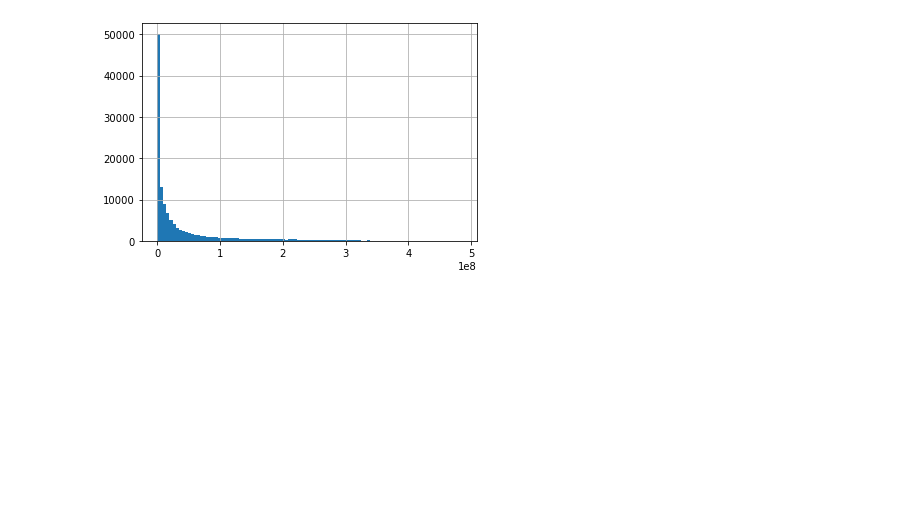
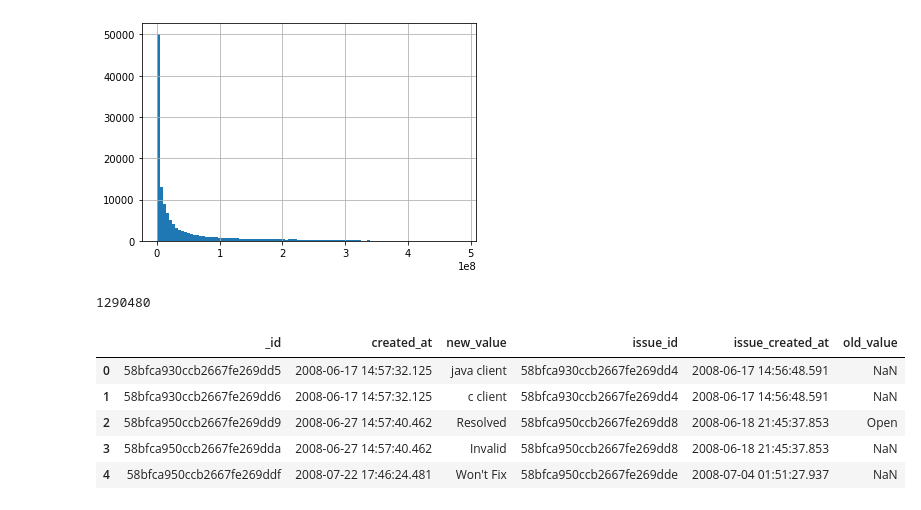
Before and after one commit to JaccoKiezebrink/2IMP40, a Jupyter notebook: DataCollection.ipynb, the cells around one changed output. Drawn from its saved outputs; the diff is of its cells as text; code cells hidden in the pictures; blank space fills up the shorter version.

```diff
--- a/DataCollection.ipynb
+++ b/DataCollection.ipynb
@@ -231,3 +232,39 @@ df['time_diff'].dt.total_seconds().hist(bins=100)
 # %% [output]
 <AxesSubplot:>
 [figure]
+# %%
+# Solution for evaluating time between opening and closing issues
+dataTime = list(db.event.aggregate([{
+           '$lookup':
+             {
+               'from': 'issue',
+               'localField': 'issue_id',
+               'foreignField': '_id',
+               'as': 'issue'
+             }},
+            {
+            '$unwind': '$issue'
+            },
+            {
+            '$project': {
+                '_id': 1,
+                'old_value': 1,
+                'new_value': 1,
+                'created_at': 1,
+                'issue_id': '$issue._id',
+                'issue_created_at': '$issue.created_at',
+            }
+            }
+        ]))
+
+dfTime = pd.DataFrame(dataTime)
+print(len(dfTime.index))
+dfTime.head()
+# %% [output]
+1290480
+|  | _id | created_at | new_value | issue_id | issue_created_at | old_value |
+| 0 | 58bfca930ccb2667fe269dd5 | 2008-06-17 14:57:32.125 | java client | 58bfca930ccb2667fe269dd4 | 2008-06-17 14:56:48.591 | NaN |
+| 1 | 58bfca930ccb2667fe269dd6 | 2008-06-17 14:57:32.125 | c client | 58bfca930ccb2667fe269dd4 | 2008-06-17 14:56:48.591 | NaN |
+| 2 | 58bfca950ccb2667fe269dd9 | 2008-06-27 14:57:40.462 | Resolved | 58bfca950ccb2667fe269dd8 | 2008-06-18 21:45:37.853 | Open |
+| 3 | 58bfca950ccb2667fe269dda | 2008-06-27 14:57:40.462 | Invalid | 58bfca950ccb2667fe269dd8 | 2008-06-18 21:45:37.853 | NaN |
+| 4 | 58bfca950ccb2667fe269ddf | 2008-07-22 17:46:24.481 | Won't Fix | 58bfca950ccb2667fe269dde | 2008-07-04 01:51:27.937 | NaN |
```
Also changed, not shown: parts of 3 cells of this notebook.
